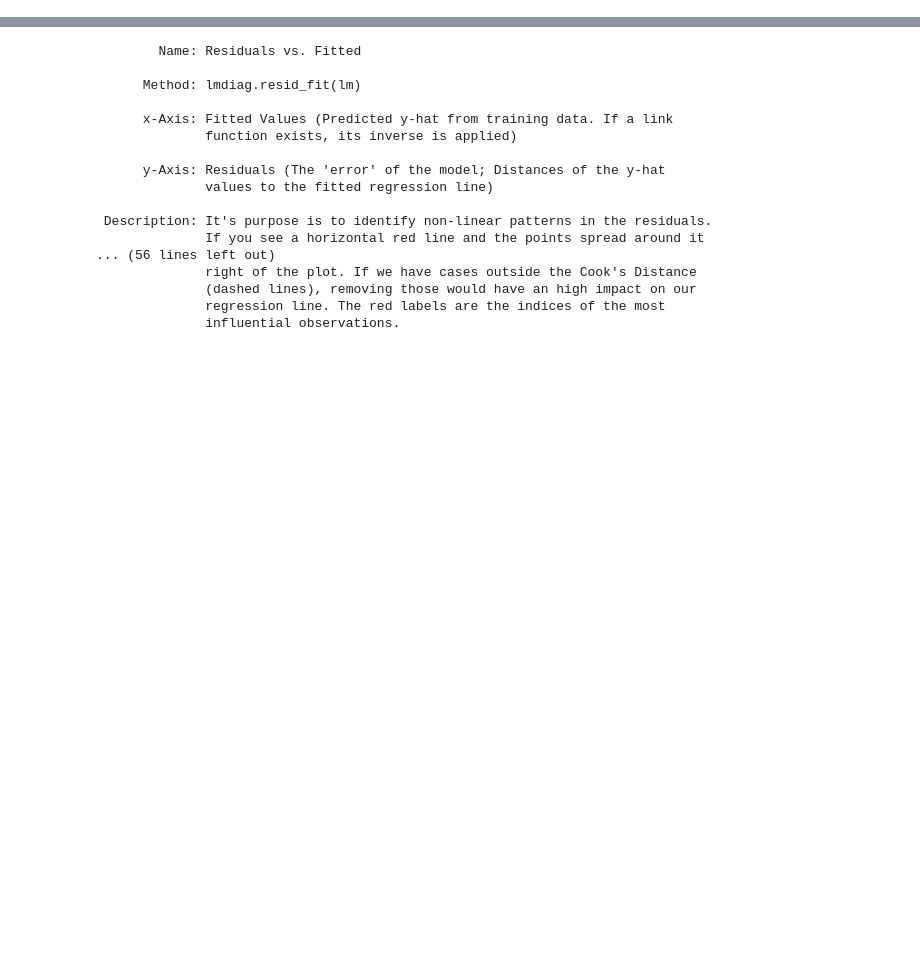
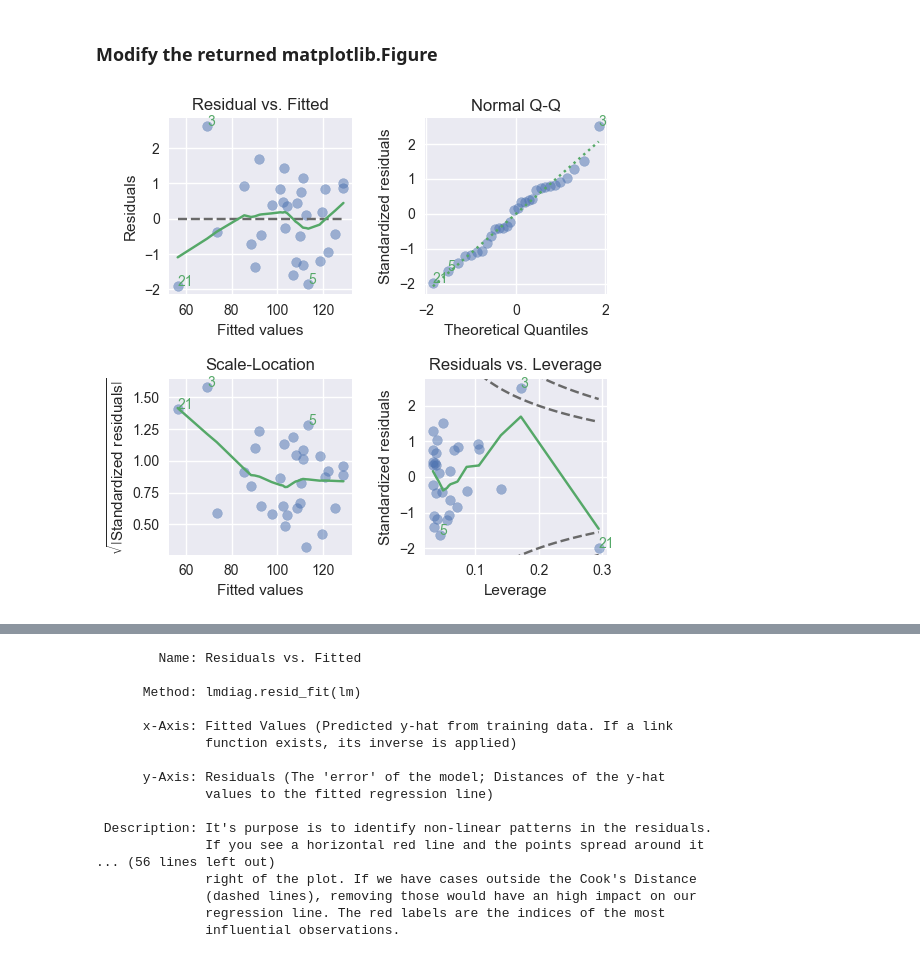
Before and after one commit to dynobo/lmdiag, a Jupyter notebook: example.ipynb, the cells around one changed output, grey strips where cells are left out. Saved outputs shown, nothing was run; the diff lists cells and outputs as text; code cells hidden in the pictures; blank space fills up the shorter version.

```diff
--- a/example.ipynb
+++ b/example.ipynb
@@ -85,0 +83,8 @@ fig.tight_layout(pad=0.5, w_pad=3, h_pad=2)
+# %% [markdown]
+### Modify the returned matplotlib.Figure
+# %%
+fig = lmdiag.plot(statsmodels_lm)
+fig.set_size_inches(5, 5)
+fig.tight_layout(pad=0, w_pad=2, h_pad=1.5)
+# %% [output]
+[figure, added]
```
Also changed, not shown: parts of 34 cells of this notebook, 9 other files.
